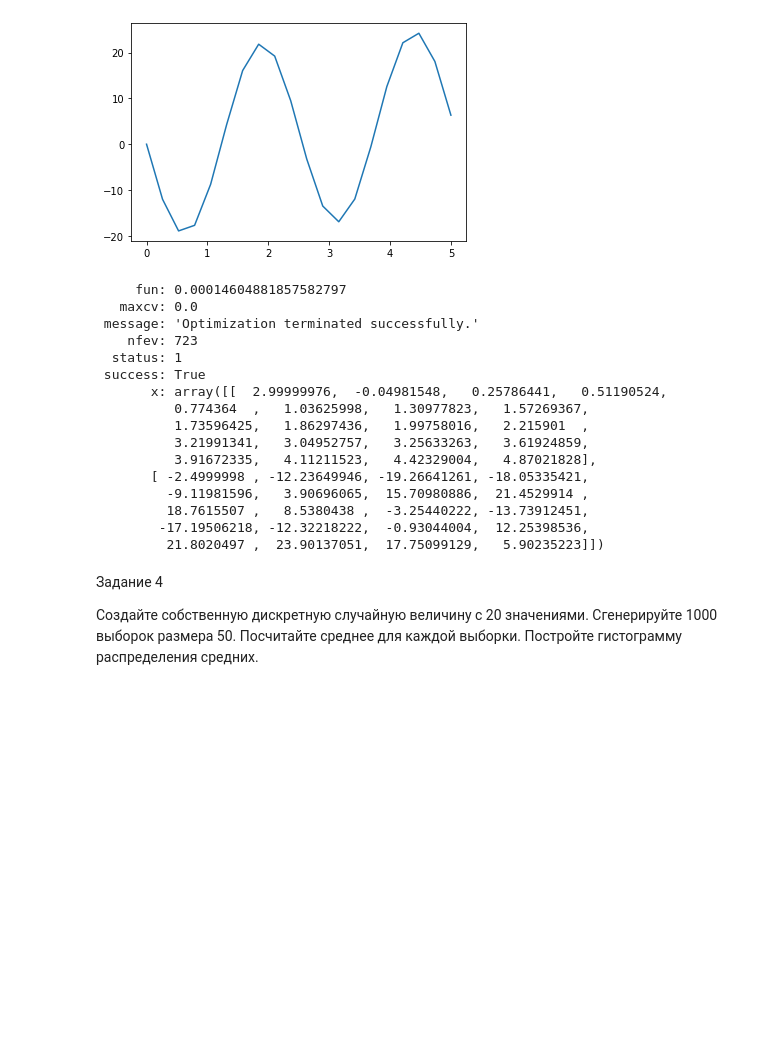
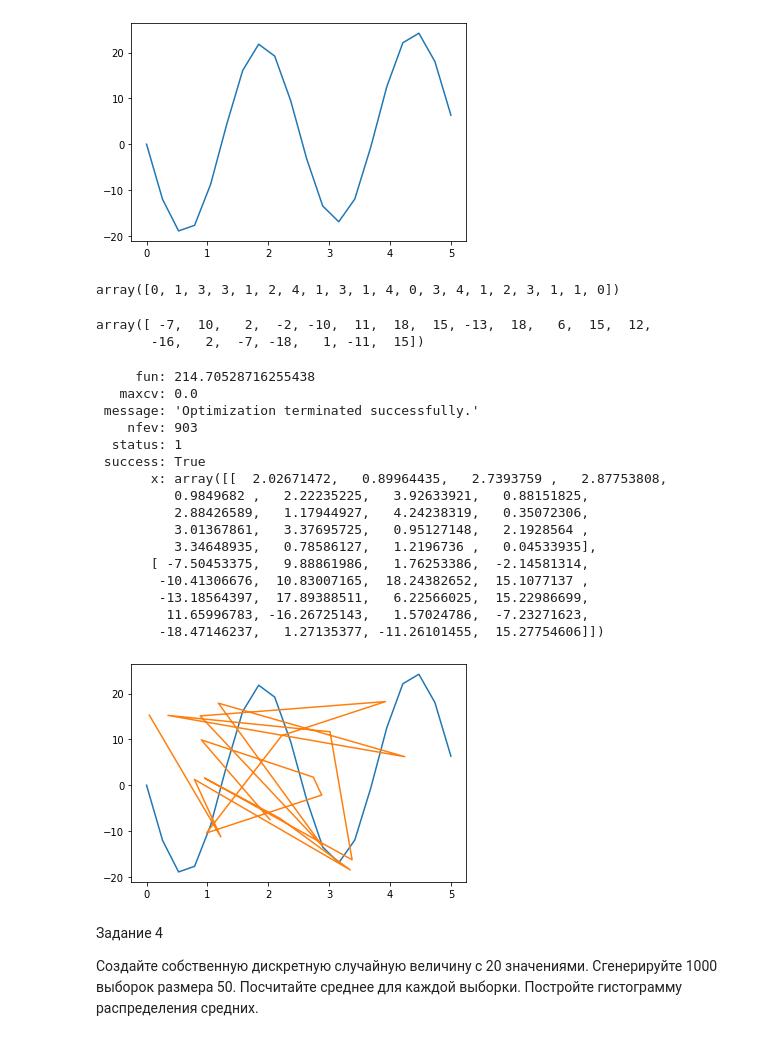
Before and after one commit to semnganye/phyton, a Jupyter notebook: mathematics/final_work.ipynb, the cells around one changed output. Drawn from its saved outputs; the diff is of its cells as text; code cells hidden in the pictures; blank space fills up the shorter version.

```diff
--- a/mathematics/final_work.ipynb
+++ b/mathematics/final_work.ipynb
@@ -145,26 +145,43 @@ def error(params):
     return np.sum(np.abs(fx - f(x, params[0], params[1])))
 # %%
 from scipy.optimize import minimize
+# %%
+a = np.random.randint(0, 5, size = 20)
+a
+# %% [output]
+array([0, 1, 3, 3, 1, 2, 4, 1, 3, 1, 4, 0, 3, 4, 1, 2, 3, 1, 1, 0])
+# %%
+b = np.random.randint(-20, 20, size = 20)
+b
+# %% [output]
+array([ -7,  10,   2,  -2, -10,  11,  18,  15, -13,  18,   6,  15,  12,
+       -16,   2,  -7, -18,   1, -11,  15])
 # %%
-res = minimize(error, [x,fx], method='COBYLA', tol=1e-6)
+res = minimize(error, (a, b), method='COBYLA', tol=1e-6)
 res
 # %% [output]
-     fun: 0.00014604881857582797
+     fun: 214.70528716255438
    maxcv: 0.0
  message: 'Optimization terminated successfully.'
-    nfev: 723
+    nfev: 903
   status: 1
  success: True
-       x: array([[  2.99999976,  -0.04981548,   0.25786441,   0.51190524,
-          0.774364  ,   1.03625998,   1.30977823,   1.57269367,
-          1.73596425,   1.86297436,   1.99758016,   2.215901  ,
-          3.21991341,   3.04952757,   3.25633263,   3.61924859,
-          3.91672335,   4.11211523,   4.42329004,   4.87021828],
-       [ -2.4999998 , -12.23649946, -19.26641261, -18.05335421,
-         -9.11981596,   3.90696065,  15.70980886,  21.4529914 ,
-         18.7615507 ,   8.5380438 ,  -3.25440222, -13.73912451,
-        -17.19506218, -12.32218222,  -0.93044004,  12.25398536,
-         21.8020497 ,  23.90137051,  17.75099129,   5.90235223]])
+       x: array([[  2.02671472,   0.89964435,   2.7393759 ,   2.87753808,
+          0.9849682 ,   2.22235225,   3.92633921,   0.88151825,
+          2.88426589,   1.17944927,   4.24238319,   0.35072306,
+          3.01367861,   3.37695725,   0.95127148,   2.1928564 ,
+          3.34648935,   0.78586127,   1.2196736 ,   0.04533935],
+       [ -7.50453375,   9.88861986,   1.76253386,  -2.14581314,
+        -10.41306676,  10.83007165,  18.24382652,  15.1077137 ,
+        -13.18564397,  17.89388511,   6.22566025,  15.22986699,
+         11.65996783, -16.26725143,   1.57024786,  -7.23271623,
+        -18.47146237,   1.27135377, -11.26101455,  15.27754606]])
+# %%
+plt.plot(x, fx)
+plt.plot(res.x[0], res.x[1])
+plt.show()
+# %% [output]
+[figure, added]
 # %% [markdown]
 
 Задание 4
```
